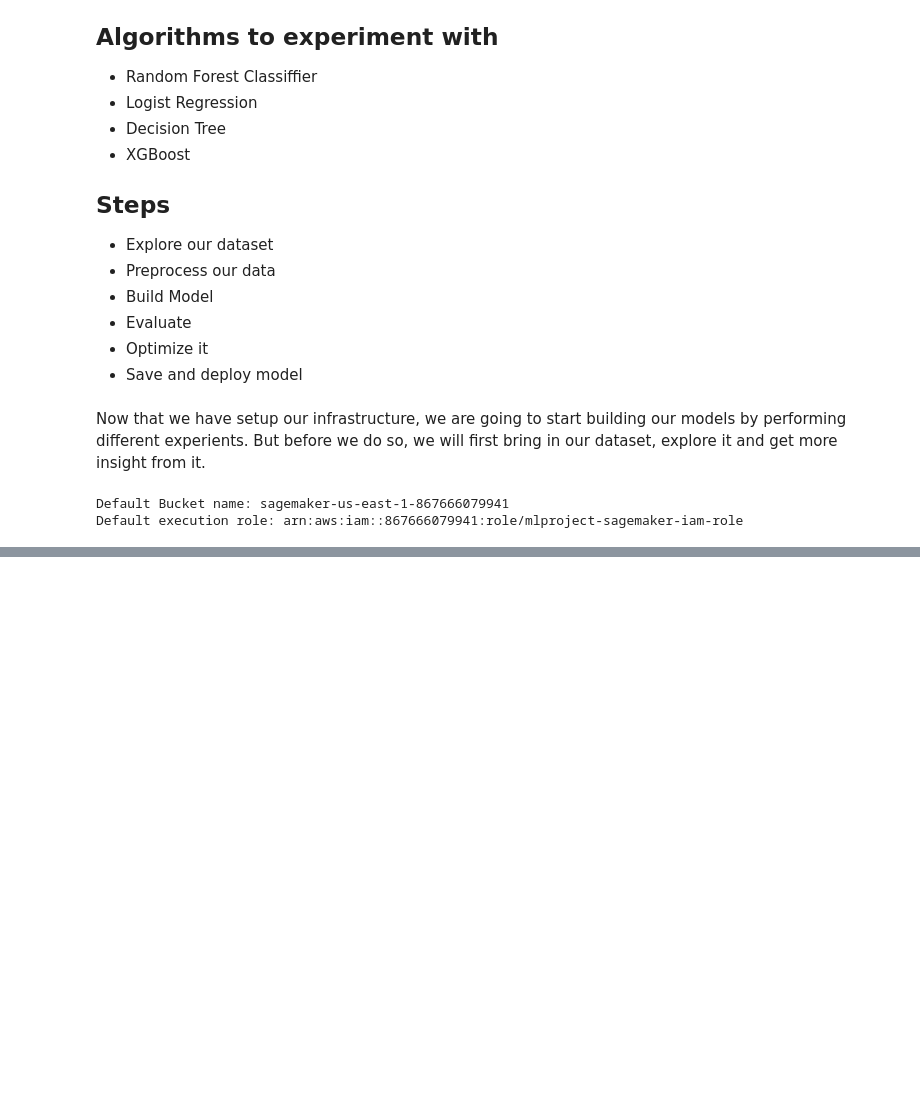
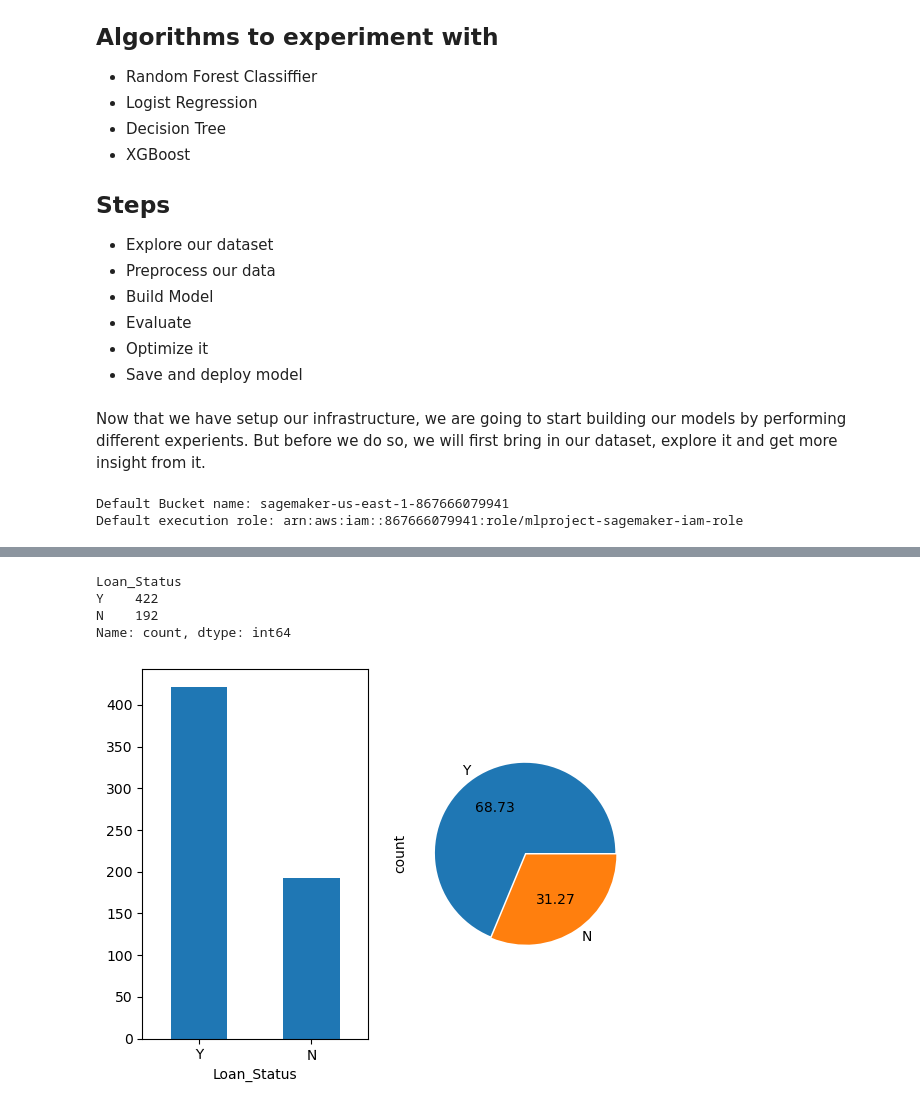
Before and after one commit to RJ-0605/loanapp, a Jupyter notebook: users/bright/notebooks/main.ipynb, the cells around one changed output, grey strips where cells are left out. Drawn from its saved outputs; the diff is of its cells as text; code cells hidden in the pictures; blank space fills up the shorter version.

```diff
--- a/users/bright/notebooks/main.ipynb
+++ b/users/bright/notebooks/main.ipynb
@@ -34,6 +34,7 @@ If we get an accuracy score, f1 score, recall score, a good precision score betw
 DATA_LAKE = "datalake-us-east-1-867666079941"
 DATABASE_NAME = "database-us-east-1-867666079941"
 DATA_WAREHOUSE = "datawarehouse-us-east-1-867666079941"
+DEFUALT_DATASET_PATH_IN_S3="raw-dataset/loan-prediction.csv"
 # %%
 #Import Core Libries
 import numpy as np
@@ -73,11 +74,15 @@ try:
 
     # Get dataset
     df = pd.read_csv("../data/raw/loan-prediction.csv")
-    prin("Dataset exists")
+    print("Dataset exists")
 
 except:
 
     # Download dataset
     print("Dataset does not exists trying to download it now.....")
-    s3.download_file(DATABASE_NAME, "raw-dataset/loan-prediction.csv", "../data/raw/loan-prediction.csv")
+
+    s3.download_file(DATABASE_NAME,
+                     DEFUALT_DATASET_PATH_IN_S3,
+                     "../data/raw/loan-prediction.csv")
+    df = pd.read_csv("../data/raw/loan-prediction.csv")
 # %% [output]
@@ -94,0 +127,20 @@ df.head()
+# %%
+# Check if dataset is balanced
+df["Loan_Status"].value_counts()
+# %% [output]
+Loan_Status
+Y    422
+N    192
+Name: count, dtype: int64
+# %%
+# Let's visualize our resuls
+plt.subplot(1, 2, 1)
+df["Loan_Status"].value_counts().plot(kind="bar")
+plt.xticks(rotation=1)
+
+
+plt.subplot(1, 2, 2)
+df["Loan_Status"].value_counts().plot(kind="pie", explode=[0.01,0.01], autopct="%.2f")
+plt.show()
+# %% [output]
+[figure, added]
```
Also changed, not shown: parts of 9 cells of this notebook.
